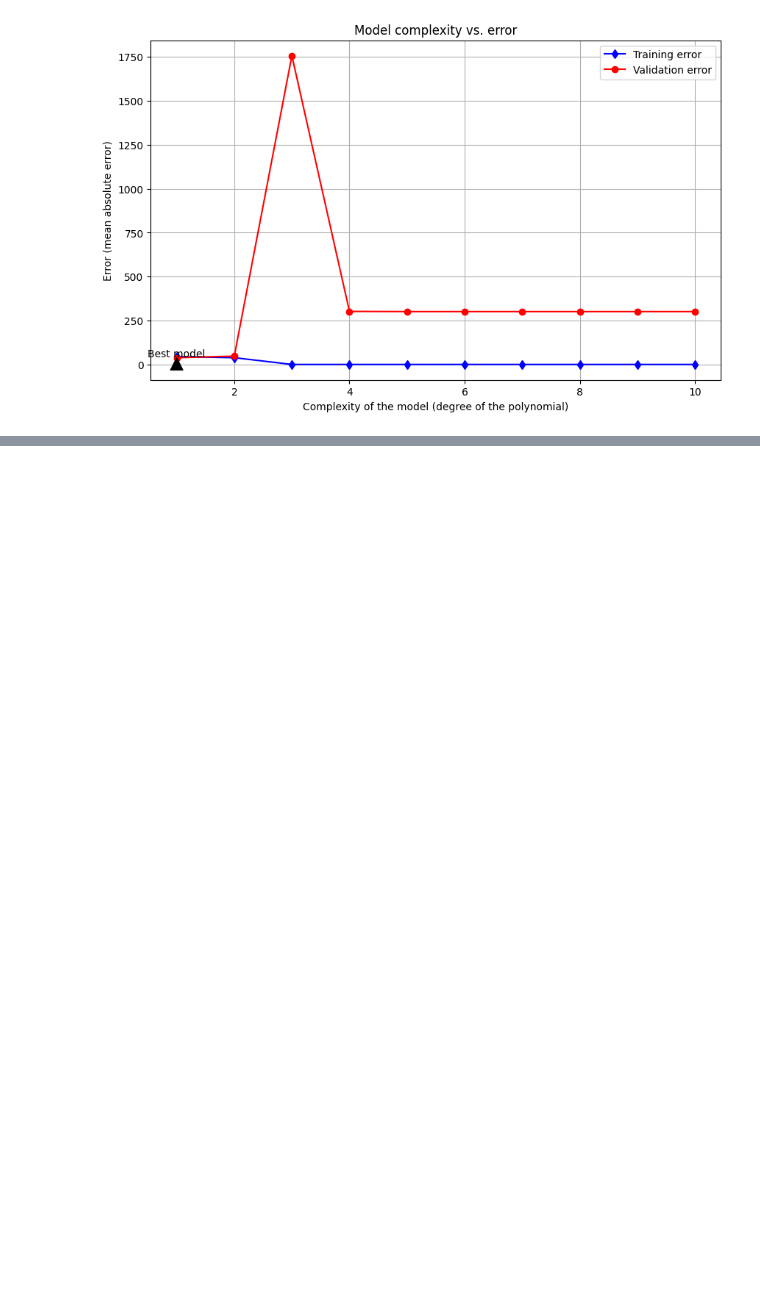
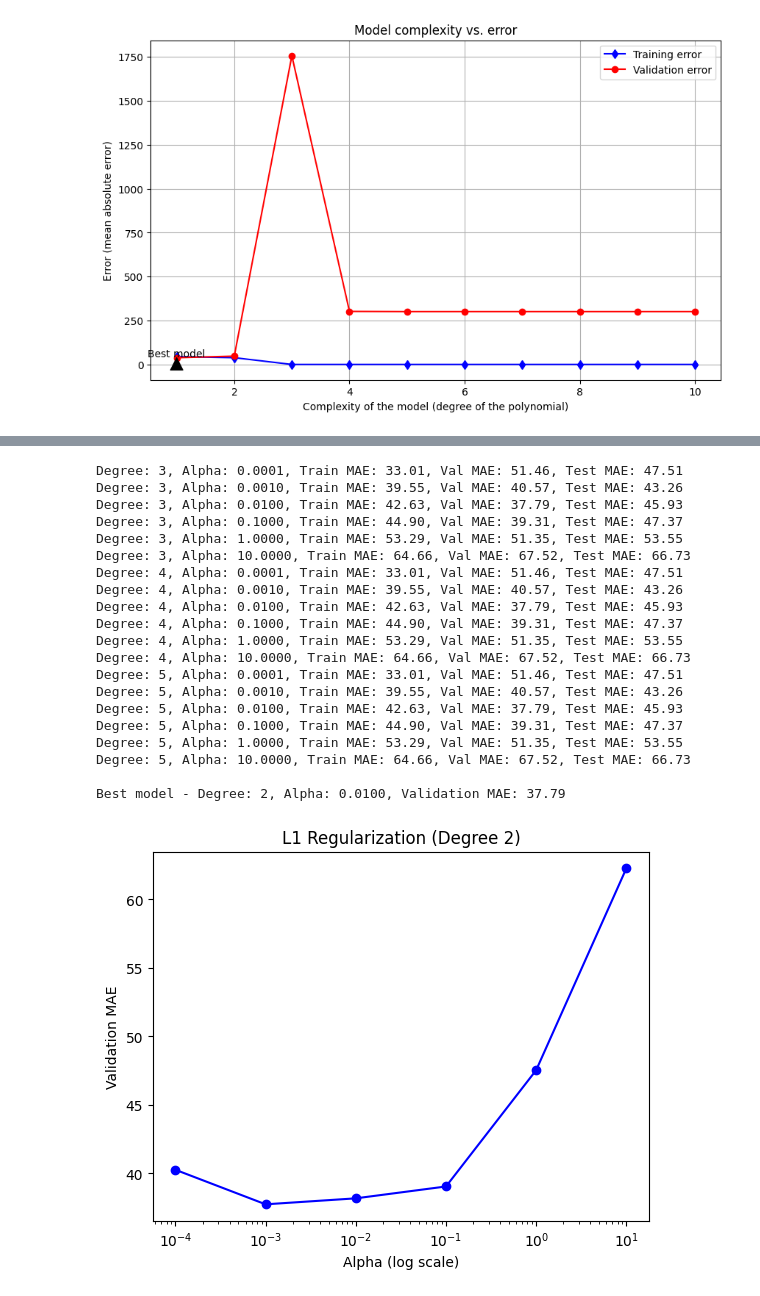
Before and after one commit to albertbolanoss/supervised-machine-learning, a Jupyter notebook: notebooks/models/lineal_regresion/choose_best_model.ipynb, the cells around one changed output, grey strips where cells are left out. Saved outputs shown, nothing was run; the diff lists cells and outputs as text; code cells hidden in the pictures; blank space fills up the shorter version.

```diff
--- a/notebooks/models/lineal_regresion/choose_best_model.ipynb
+++ b/notebooks/models/lineal_regresion/choose_best_model.ipynb
@@ -169,0 +489,49 @@ plt.show()
+# %%
+import matplotlib.pyplot as plt
+from sklearn.datasets import load_diabetes
+from sklearn.model_selection import train_test_split
+
+# Load and split dataset
+X, y = load_diabetes(return_X_y=True)
+X_train, X_temp, y_train, y_temp = train_test_split(X, y, test_size=0.4, random_state=42)
+X_val, X_test, y_val, y_test = train_test_split(X_temp, y_temp, test_size=0.5, random_state=42)
+
+# Ranges of degrees to test
+degrees = range(1, 6)  # Con L1, grados altos pueden ser problemáticos
+alphas = [0.0001, 0.001, 0.01, 0.1, 1, 10]  # Alpha necesita valores más pequeños que con L2
+
+# Evaluar para cada grado y alpha
+best_degree = None
+best_alpha = None
+best_mae_val = float('inf')
+
+for d in degrees:
+    for alpha in alphas:
+        mae_train, mae_val, mae_test = evaluate_polynomial_model_with_lasso(
+            X_train, y_train, X_val, y_val, X_test, y_test, d, alpha)
+
+        print(f"Degree: {d}, Alpha: {alpha:.4f}, Train MAE: {mae_train:.2f}, Val MAE: {mae_val:.2f}, Test MAE: {mae_test:.2f}")
+
+        if mae_val < best_mae_val:
+            best_mae_val = mae_val
+            best_degree = d
+            best_alpha = alpha
+
+print(f"\nBest model - Degree: {best_degree}, Alpha: {best_alpha:.4f}, Validation MAE: {best_mae_val:.2f}")
+
+# Opcional: Visualización para un degree fijo
+fixed_degree = 2
+mae_values = []
+
+for alpha in alphas:
+    mae_train, mae_val, _ = evaluate_polynomial_model_with_lasso(
+        X_train, y_train, X_val, y_val, X_test, y_test, fixed_degree, alpha)
+    mae_values.append(mae_val)
+
+plt.plot(alphas, mae_values, 'bo-')
+plt.xscale('log')
+plt.xlabel('Alpha (log scale)')
+plt.ylabel('Validation MAE')
+plt.title(f'L1 Regularization (Degree {fixed_degree})')
+plt.show()
+# %% [output]
@@ -169,0 +550,21 @@ plt.show()
+Degree: 3, Alpha: 0.0001, Train MAE: 33.01, Val MAE: 51.46, Test MAE: 47.51
+Degree: 3, Alpha: 0.0010, Train MAE: 39.55, Val MAE: 40.57, Test MAE: 43.26
+Degree: 3, Alpha: 0.0100, Train MAE: 42.63, Val MAE: 37.79, Test MAE: 45.93
+Degree: 3, Alpha: 0.1000, Train MAE: 44.90, Val MAE: 39.31, Test MAE: 47.37
+Degree: 3, Alpha: 1.0000, Train MAE: 53.29, Val MAE: 51.35, Test MAE: 53.55
+Degree: 3, Alpha: 10.0000, Train MAE: 64.66, Val MAE: 67.52, Test MAE: 66.73
+Degree: 4, Alpha: 0.0001, Train MAE: 33.01, Val MAE: 51.46, Test MAE: 47.51
+Degree: 4, Alpha: 0.0010, Train MAE: 39.55, Val MAE: 40.57, Test MAE: 43.26
+Degree: 4, Alpha: 0.0100, Train MAE: 42.63, Val MAE: 37.79, Test MAE: 45.93
+Degree: 4, Alpha: 0.1000, Train MAE: 44.90, Val MAE: 39.31, Test MAE: 47.37
+Degree: 4, Alpha: 1.0000, Train MAE: 53.29, Val MAE: 51.35, Test MAE: 53.55
+Degree: 4, Alpha: 10.0000, Train MAE: 64.66, Val MAE: 67.52, Test MAE: 66.73
+Degree: 5, Alpha: 0.0001, Train MAE: 33.01, Val MAE: 51.46, Test MAE: 47.51
+Degree: 5, Alpha: 0.0010, Train MAE: 39.55, Val MAE: 40.57, Test MAE: 43.26
+Degree: 5, Alpha: 0.0100, Train MAE: 42.63, Val MAE: 37.79, Test MAE: 45.93
+Degree: 5, Alpha: 0.1000, Train MAE: 44.90, Val MAE: 39.31, Test MAE: 47.37
+Degree: 5, Alpha: 1.0000, Train MAE: 53.29, Val MAE: 51.35, Test MAE: 53.55
+Degree: 5, Alpha: 10.0000, Train MAE: 64.66, Val MAE: 67.52, Test MAE: 66.73
+
+Best model - Degree: 2, Alpha: 0.0100, Validation MAE: 37.79
+[figure, added]
```
Also changed, not shown: parts of 10 cells of this notebook.
